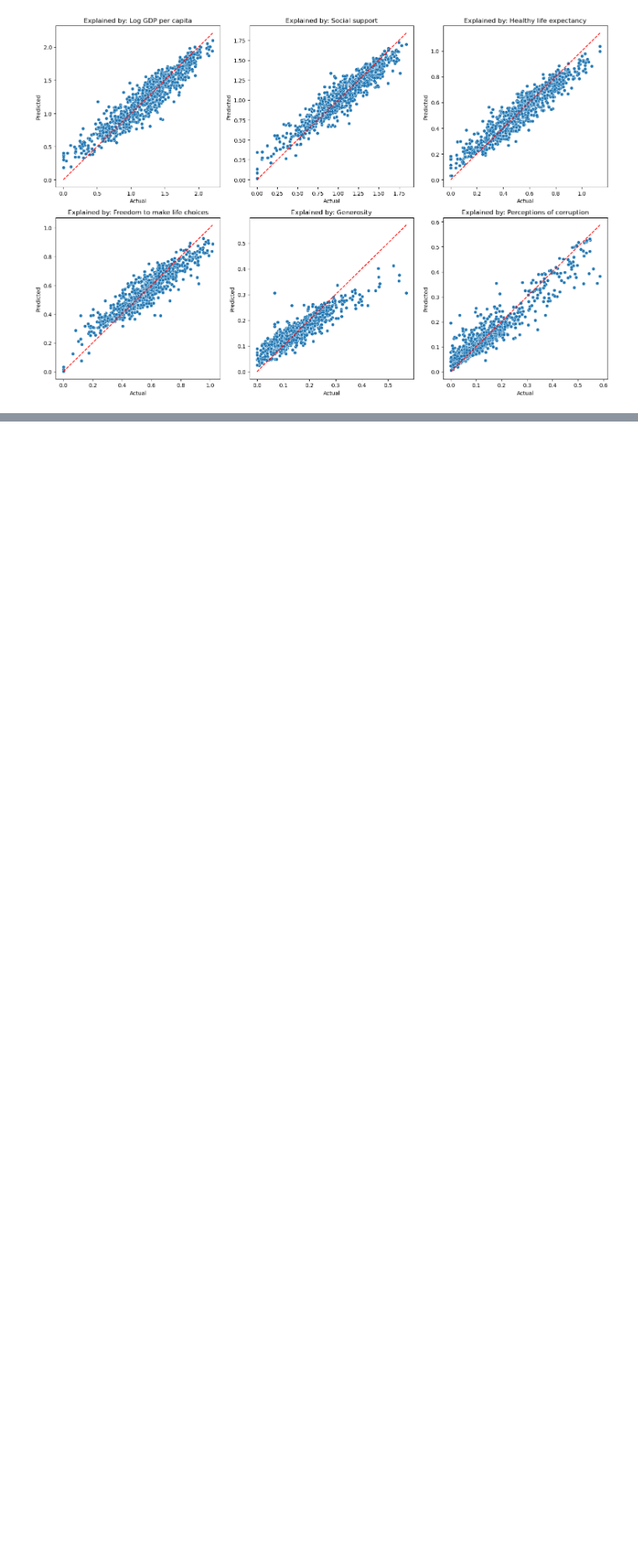
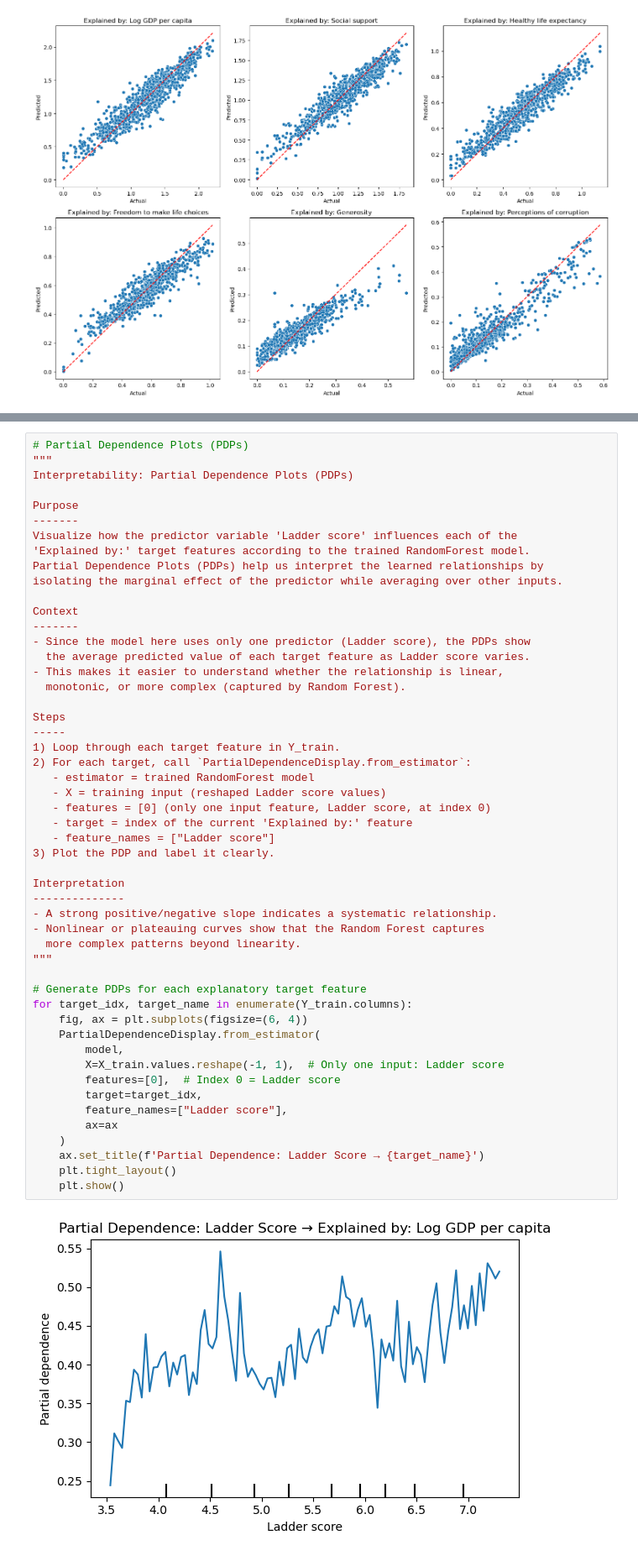
Before and after one commit to Ramin1989/Gallup_data_analysis, a Jupyter notebook: main.ipynb, the cells around one changed output, grey strips where cells are left out. Shown at 84% size. Saved outputs shown, nothing was run; the diff lists cells and outputs as text; blank space fills up the shorter version.

```diff
--- a/main.ipynb
+++ b/main.ipynb
@@ -917,0 +1299,53 @@ plt.show()
+# %%
+# Partial Dependence Plots (PDPs)
+"""
+Interpretability: Partial Dependence Plots (PDPs)
+
+Purpose
+-------
+Visualize how the predictor variable 'Ladder score' influences each of the
+'Explained by:' target features according to the trained RandomForest model.
+Partial Dependence Plots (PDPs) help us interpret the learned relationships by
+isolating the marginal effect of the predictor while averaging over other inputs.
+
+Context
+-------
+- Since the model here uses only one predictor (Ladder score), the PDPs show
+  the average predicted value of each target feature as Ladder score varies.
+- This makes it easier to understand whether the relationship is linear,
+  monotonic, or more complex (captured by Random Forest).
+
+Steps
+-----
+1) Loop through each target feature in Y_train.
+2) For each target, call `PartialDependenceDisplay.from_estimator`:
+   - estimator = trained RandomForest model
+   - X = training input (reshaped Ladder score values)
+   - features = [0] (only one input feature, Ladder score, at index 0)
+   - target = index of the current 'Explained by:' feature
+   - feature_names = ["Ladder score"]
+3) Plot the PDP and label it clearly.
+
+Interpretation
+--------------
+- A strong positive/negative slope indicates a systematic relationship.
+- Nonlinear or plateauing curves show that the Random Forest captures
+  more complex patterns beyond linearity.
+"""
+
+# Generate PDPs for each explanatory target feature
+for target_idx, target_name in enumerate(Y_train.columns):
+    fig, ax = plt.subplots(figsize=(6, 4))
+    PartialDependenceDisplay.from_estimator(
+        model,
+        X=X_train.values.reshape(-1, 1),  # Only one input: Ladder score
+        features=[0],  # Index 0 = Ladder score
+        target=target_idx,
+        feature_names=["Ladder score"],
+        ax=ax
+    )
+    ax.set_title(f'Partial Dependence: Ladder Score → {target_name}')
+    plt.tight_layout()
+    plt.show()
+# %% [output]
+[figure, added]
```
Also changed, not shown: parts of 15 cells of this notebook.
